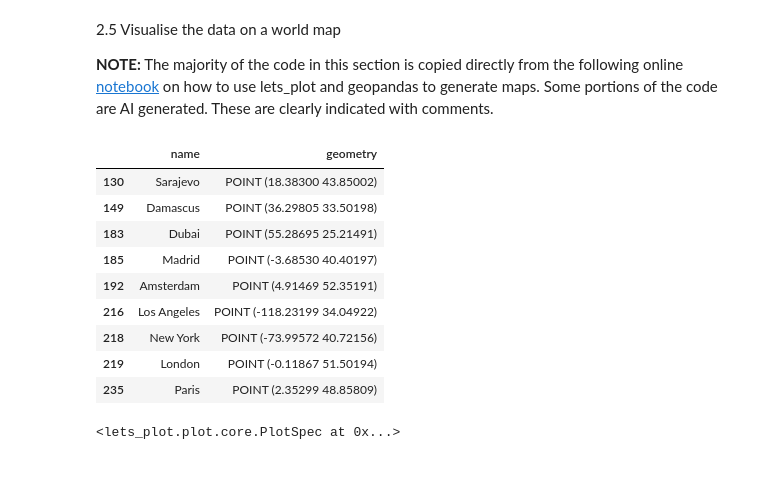
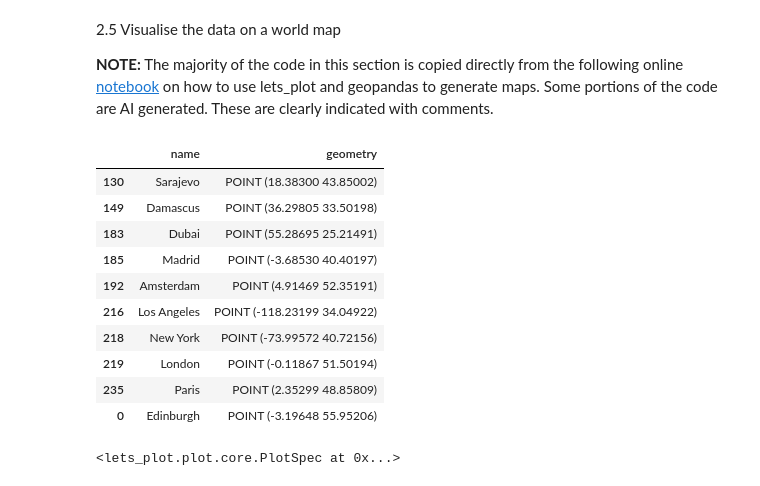
Before and after one commit to nadiabegic/global-weather-analysis, a Jupyter notebook: code/NB02 - Data Analysis.ipynb, the cells around one changed output. Cells and saved outputs as stored; diff of their text form; code cells hidden in the pictures.

Commit message:
Bug: fix the bug where Edinburgh was not located in the populated_places dataset

```diff
--- a/code/NB02 - Data Analysis.ipynb
+++ b/code/NB02 - Data Analysis.ipynb
@@ -216,21 +217,34 @@ world = get_naturalearth_data(columns=["NAME", "ISO_A3", "CONTINENT", "POP_EST",
 # %%
 # Partially generated by AI
 # Error here, Edinburgh not showing up in the geopandas dataframe
 
 cities = get_naturalearth_data(data_type="populated_places")
 selected_cities = cities[cities["name"].isin(["London", "Edinburgh", "Sarajevo", "Amsterdam", "Damascus", "Dubai", "New York", "Los Angeles", "Madrid", "Paris"])]
+cities["name"].unique() # Edinburgh not in the dataset
+
+# Coordinates for Edinburgh
+edinburgh = {
+    'name': 'Edinburgh',
+    'geometry': Point(-3.19648, 55.95206),  # Longitude, Latitude
+}
+
+# Create a GeoDataFrame for Edinburgh
+edinburgh_gdf = gpd.GeoDataFrame([edinburgh], geometry='geometry', crs=edinburgh_data.crs)
+
+selected_cities = pd.concat([selected_cities, edinburgh_gdf])
 selected_cities
 # %% [output]
 |  | name | geometry |
 | 130 | Sarajevo | POINT (18.38300 43.85002) |
 | 149 | Damascus | POINT (36.29805 33.50198) |
 | 183 | Dubai | POINT (55.28695 25.21491) |
 | 185 | Madrid | POINT (-3.68530 40.40197) |
 | 192 | Amsterdam | POINT (4.91469 52.35191) |
 | 216 | Los Angeles | POINT (-118.23199 34.04922) |
 | 218 | New York | POINT (-73.99572 40.72156) |
 | 219 | London | POINT (-0.11867 51.50194) |
 | 235 | Paris | POINT (2.35299 48.85809) |
+| 0 | Edinburgh | POINT (-3.19648 55.95206) |
 # %%
 # Taken from the notebook shared above
 
```
Also changed, not shown: parts of 2 cells of this notebook.
